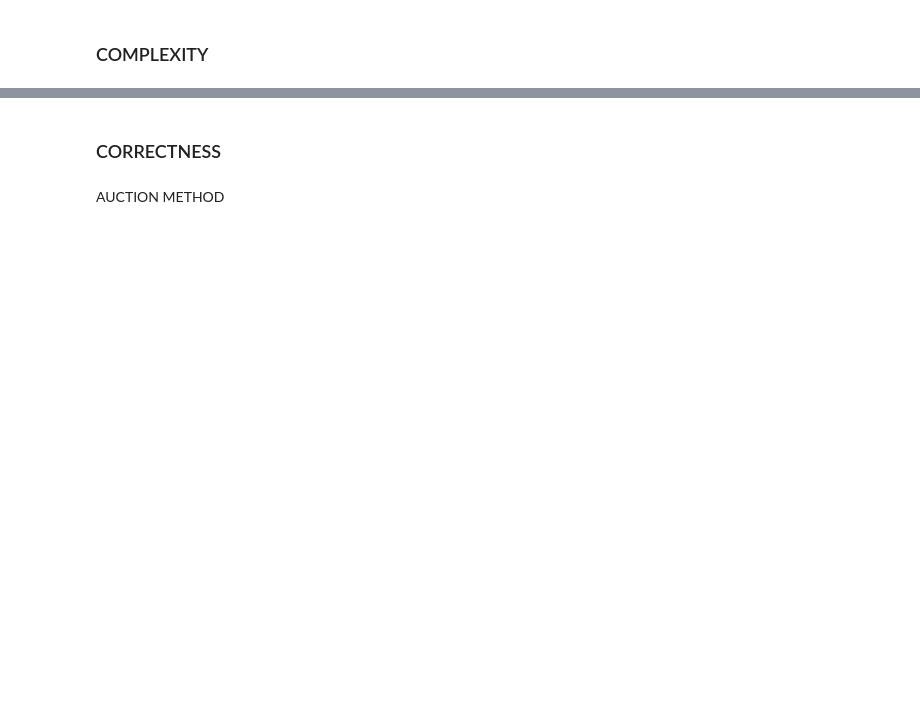
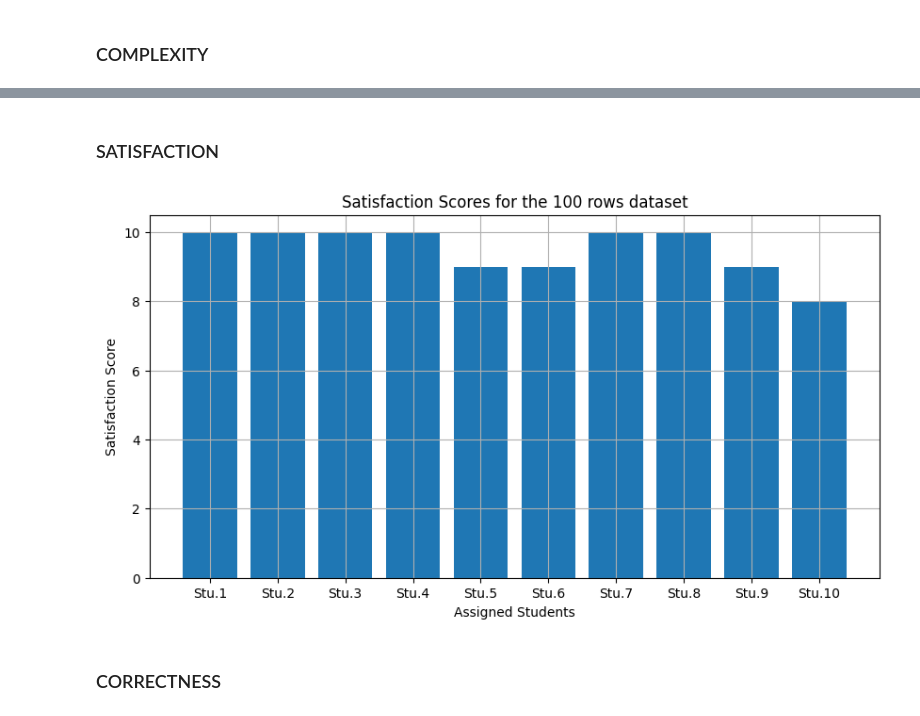
Before and after one commit to ferriitoo/CS538-Combinatorial-Optimization, a Jupyter notebook: CS_538_Project.ipynb, the cells around one changed output, grey strips where cells are left out. Drawn from its saved outputs; the diff is of its cells as text; code cells hidden in the pictures; blank space fills up the shorter version.

```diff
--- a/CS_538_Project.ipynb
+++ b/CS_538_Project.ipynb
@@ -202,4 +321,27 @@ sanjiv dice que anadir graficos de complejidad... yo tambien quiero anadir grafi
+# %% [markdown]
+### SATISFACTION
+# %%
+import matplotlib.pyplot as plt
+
+# Dataset sizes
+x_axis = range(len(satisfaction_list))
+
+# Make the figure wider
+fig = plt.gcf()
+fig.set_size_inches(10, 5)
+
+# Plot the graph
+plt.bar(x_axis, satisfaction_list)
+plt.xlabel("Assigned Students")
+plt.ylabel("Satisfaction Score")
+plt.title("Satisfaction Scores for the 100 rows dataset")
+list = [f"Stu.{i+1}" for i in x_axis]
+plt.xticks(x_axis, list)
+plt.grid()
+
+# Show the plot
+plt.show()
+# %% [output]
+[figure, added]
 # %% [markdown]
 ### CORRECTNESS
-# %% [markdown]
-AUCTION METHOD
```
Also changed, not shown: parts of 22 cells of this notebook.
